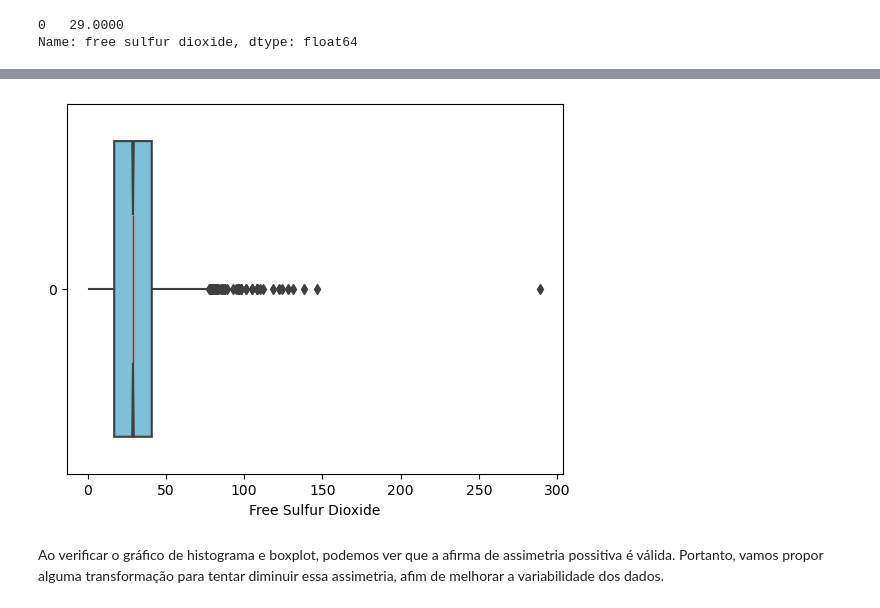
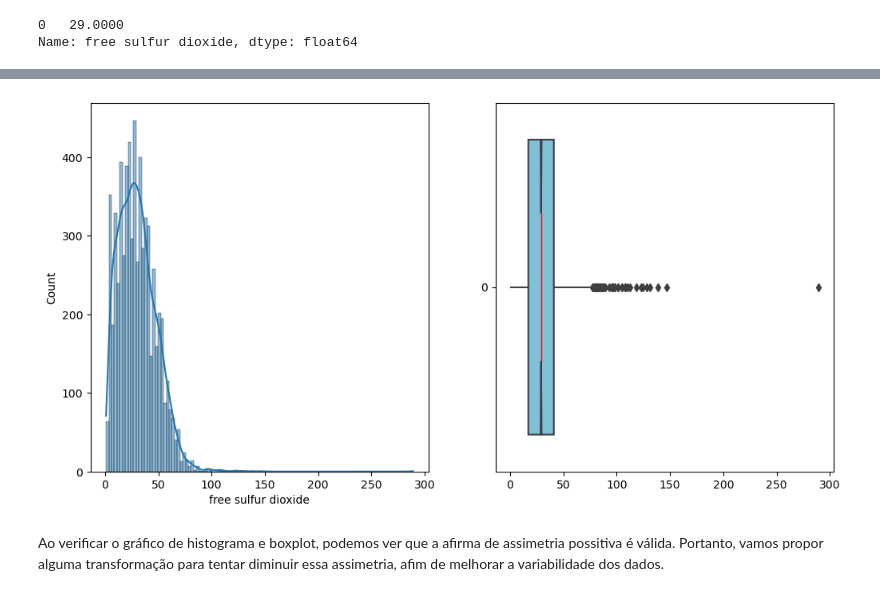
Before and after one commit to gabrieldadcarvalho/machine_learning, a Jupyter notebook: wine_quality/analitic_wine.ipynb, the cells around one changed output, grey strips where cells are left out. Drawn from its saved outputs; the diff is of its cells as text; code cells hidden in the pictures.

```diff
--- a/wine_quality/analitic_wine.ipynb
+++ b/wine_quality/analitic_wine.ipynb
@@ -381,3 +368,2 @@ Para aprimorar a distribuição da variável ‘açúcar residual’, propõe-se
 # %%
-plt.hist(np.log(np.tan((x["residual sugar"])) ** 2), bins=40)
-plt.show()
+x['residual sugar trans'] = np.log(np.tan((x['residual sugar']))**2)
@@ -432,7 +426,7 @@ Ao verificar o histograma e o boxplot, observamos que há muitas observações d
 
 Para diminuir a assimetria positiva da variável de cloreto, vamos aplicar a transformação logarítmica e depois aplicar o modulo nessa variável. Ao aplicar a transformação do modulo logarítmico, esperamos que a distribuição da variável 'chlorides' se torne mais simétrica, reduzindo a dispersão das observações que estão além do 3º quartil.
 # %%
-x["log chlorides"] = np.log(x["chlorides"]) * -1
+x["log chlorides"] = (np.log(x["chlorides"]) * -1)
 # %%
 x["log chlorides"].describe()
 # %% [output]
@@ -492,11 +484,14 @@ plt.show()
 # %%
+plt.figure(figsize=(12, 6))
+plt.subplot(1, 2, 1)
+sns.histplot(x["free sulfur dioxide"], kde=True)
+plt.subplot(1, 2, 2)
 sns.boxplot(x["free sulfur dioxide"], orient='h',    notch=True, showcaps=False,
     boxprops={"facecolor": (0, .5, .7, .5)},
     medianprops={"color": "r", "linewidth": 1})
-plt.xlabel("Free Sulfur Dioxide")
 plt.show()
 # %% [output]
-[figure, old version]
+[figure, new version]
 # %% [markdown]
 Ao verificar o gráfico de histograma e boxplot, podemos ver que a afirma de assimetria possitiva é válida. Portanto, vamos propor alguma transformação para tentar diminuir essa assimetria, afim de melhorar a variabilidade dos dados.
 # %% [markdown]
```
Also changed, not shown: parts of 31 cells of this notebook.
